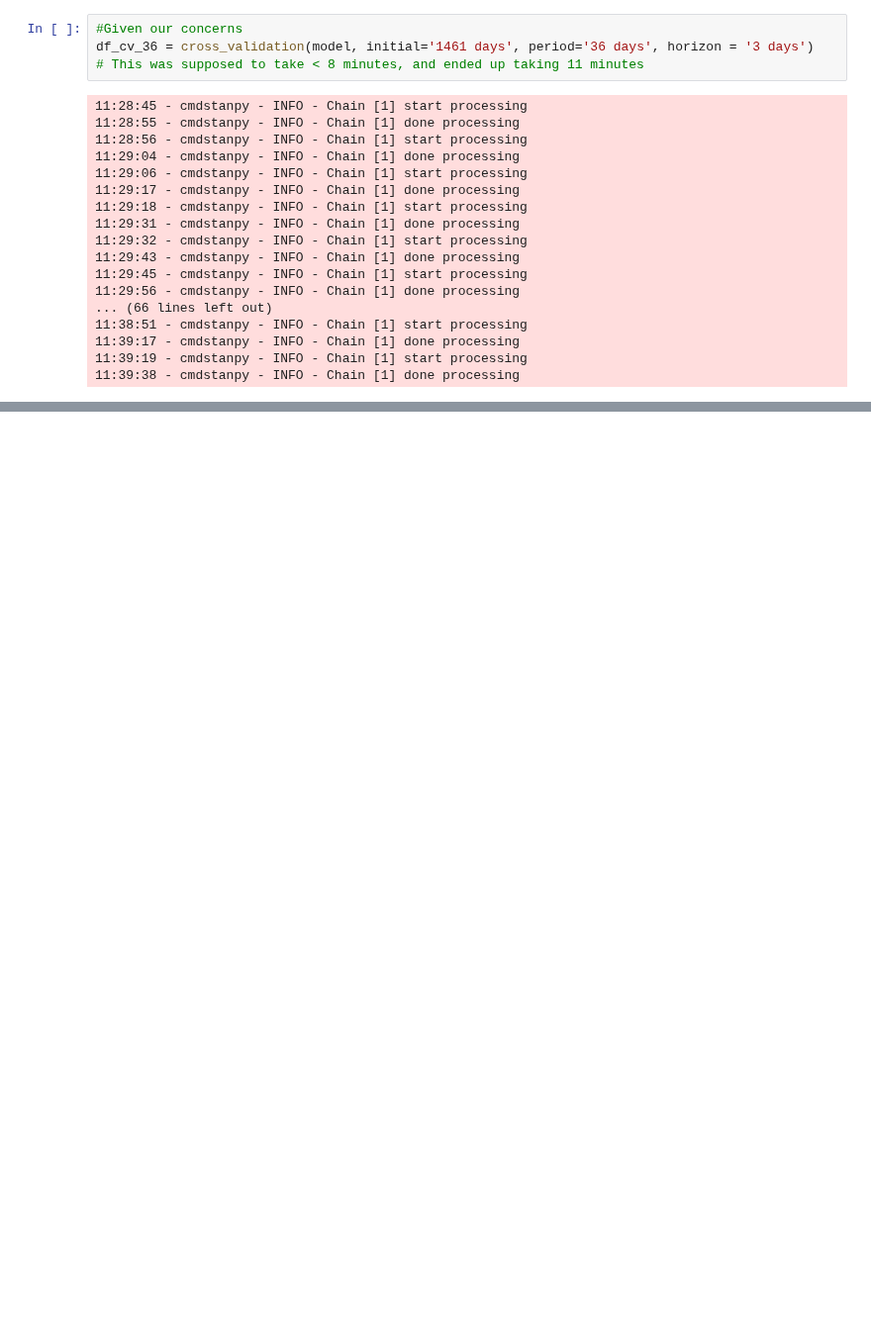
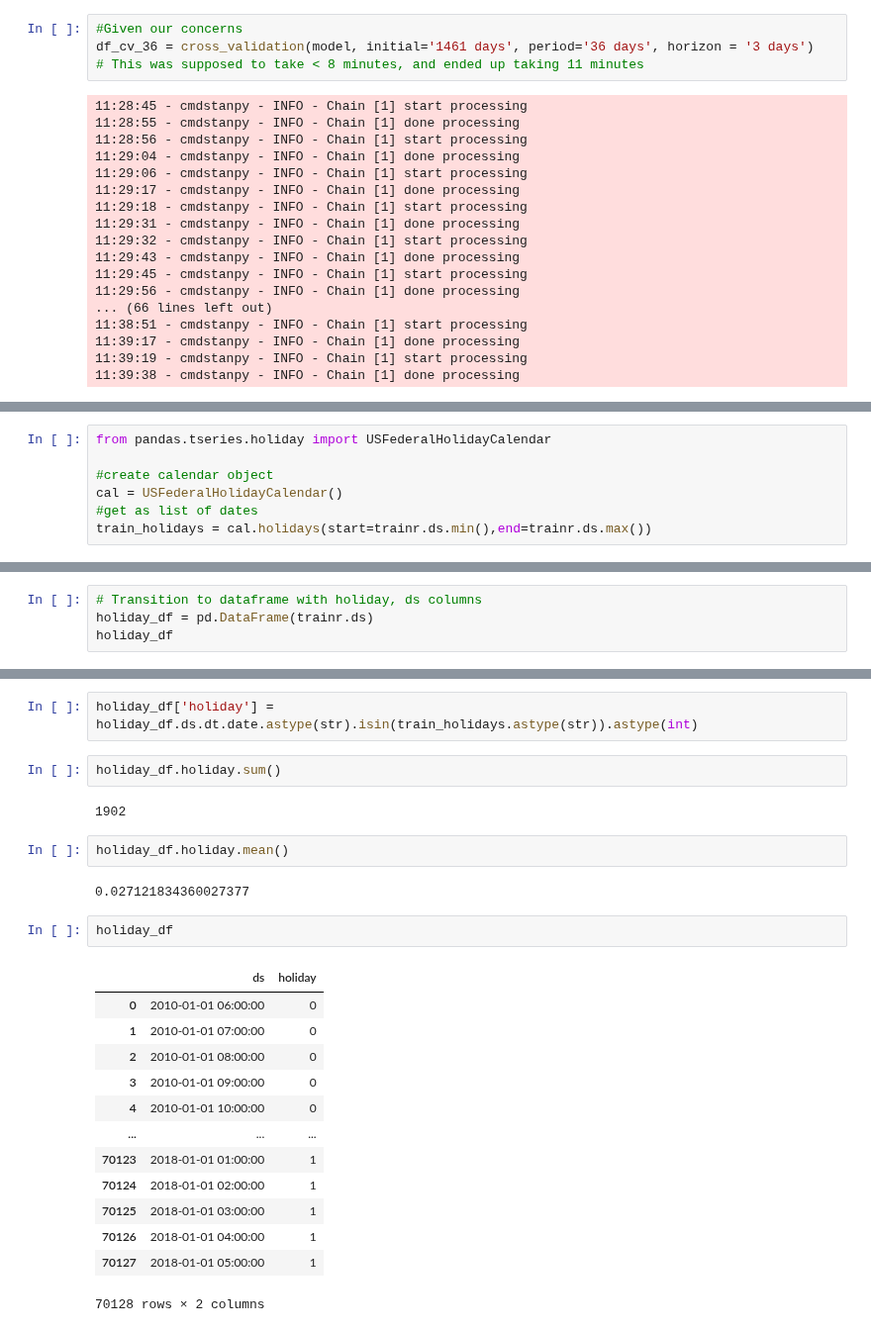
Before and after one commit to energy-demand-forecast/energy_demand_forecast, a Jupyter notebook: cayt_workspace/modeling.ipynb, the cells around one changed output, grey strips where cells are left out. Shown at 99% size. Drawn from its saved outputs; the diff is of its cells as text; blank space fills up the shorter version.

```diff
--- a/cayt_workspace/modeling.ipynb
+++ b/cayt_workspace/modeling.ipynb
@@ -801,0 +820,7 @@ train_windows, test_windows = get_windows(y,cv)
+# %%
+from pandas.tseries.holiday import USFederalHolidayCalendar
+
+#create calendar object
+cal = USFederalHolidayCalendar()
+#get as list of dates
+train_holidays = cal.holidays(start=trainr.ds.min(),end=trainr.ds.max())
@@ -801,0 +867,4 @@ train_windows, test_windows = get_windows(y,cv)
+# %%
+# Transition to dataframe with holiday, ds columns
+holiday_df = pd.DataFrame(trainr.ds)
+holiday_df
@@ -801,0 +885,26 @@ train_windows, test_windows = get_windows(y,cv)
+# %%
+holiday_df['holiday'] = holiday_df.ds.dt.date.astype(str).isin(train_holidays.astype(str)).astype(int)
+# %%
+holiday_df.holiday.sum()
+# %% [output]
+1902
+# %%
+holiday_df.holiday.mean()
+# %% [output]
+0.027121834360027377
+# %%
+holiday_df
+# %% [output]
+|  | ds | holiday |
+| 0 | 2010-01-01 06:00:00 | 0 |
+| 1 | 2010-01-01 07:00:00 | 0 |
+| 2 | 2010-01-01 08:00:00 | 0 |
+| 3 | 2010-01-01 09:00:00 | 0 |
+| 4 | 2010-01-01 10:00:00 | 0 |
+| ... | ... | ... |
+| 70123 | 2018-01-01 01:00:00 | 1 |
+| 70124 | 2018-01-01 02:00:00 | 1 |
+| 70125 | 2018-01-01 03:00:00 | 1 |
+| 70126 | 2018-01-01 04:00:00 | 1 |
+| 70127 | 2018-01-01 05:00:00 | 1 |
+70128 rows × 2 columns
```
Also changed, not shown: parts of 56 cells of this notebook.
